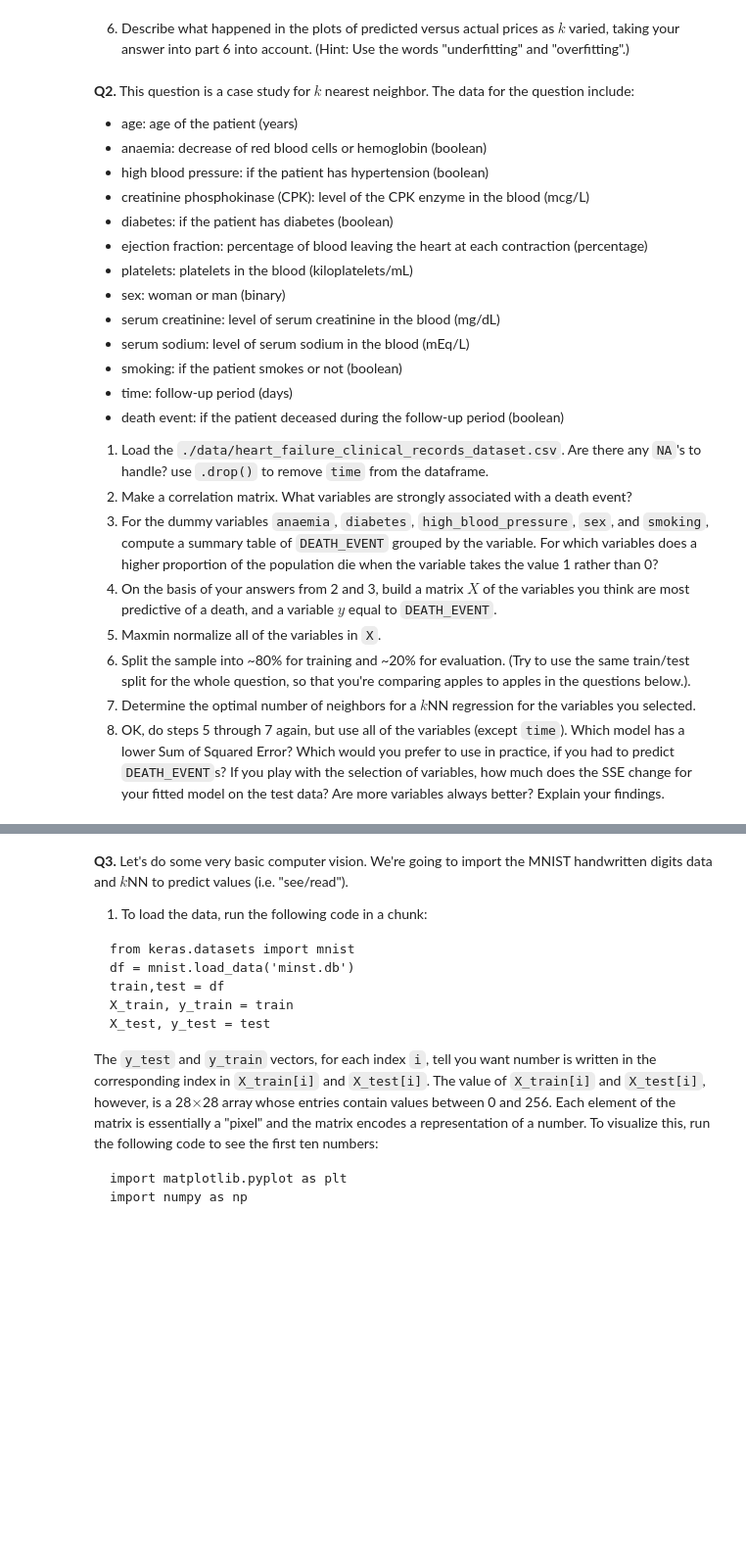
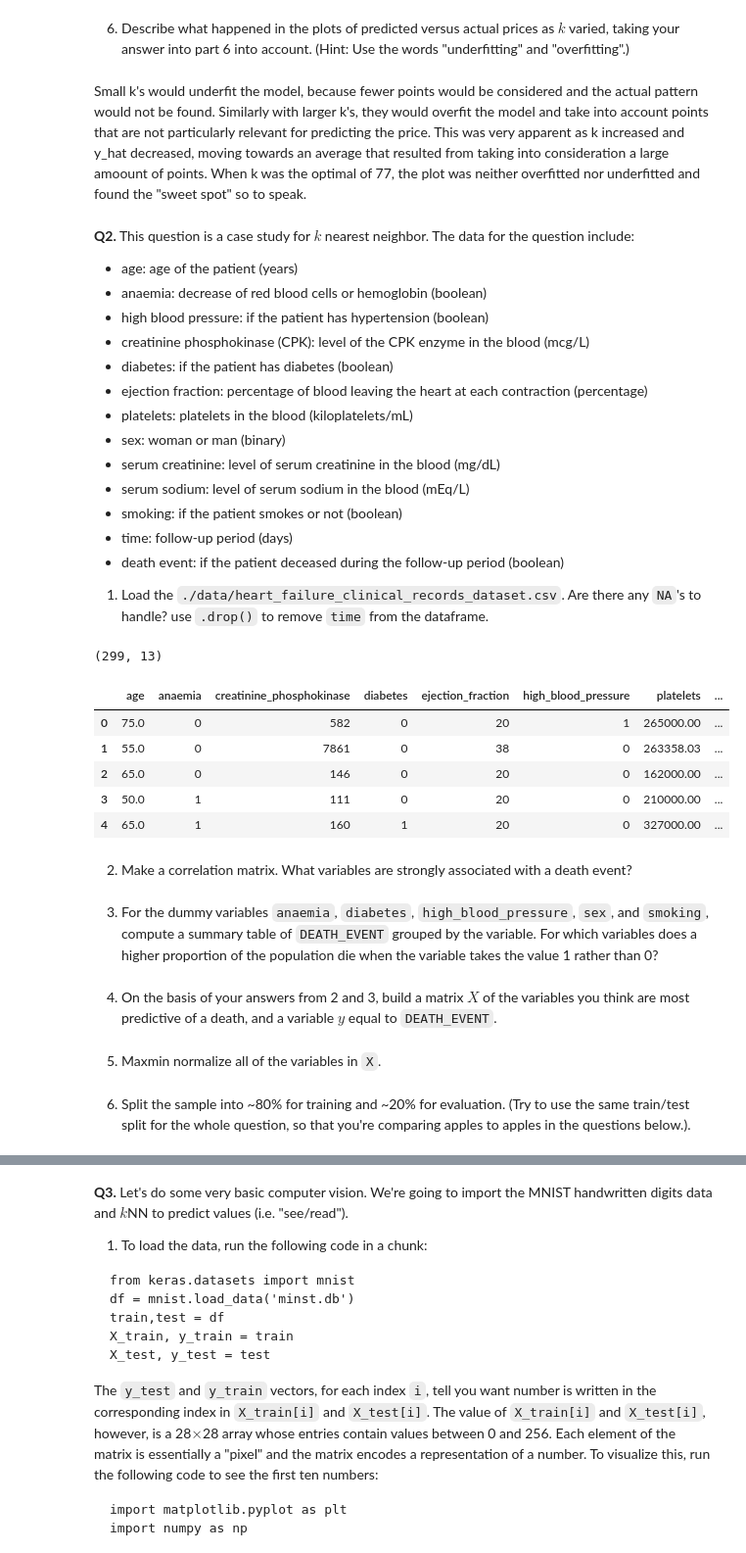
Before and after one commit to JulianKrese/knn, a Jupyter notebook: assignment_knn.ipynb, the cells around one changed output, grey strips where cells are left out. Shown: that part at 98% size. Drawn from its saved outputs; the diff is of its cells as text; code cells hidden in the pictures; blank space fills up the shorter version.

```diff
--- a/assignment_knn.ipynb
+++ b/assignment_knn.ipynb
@@ -116,5 +158,7 @@ best k = 199 and lowest SSE = 52558827335.71918
 # %% [markdown]
 6. Describe what happened in the plots of predicted versus actual prices as $k$ varied, taking your answer into part 6 into account. (Hint: Use the words "underfitting" and "overfitting".)
+# %% [markdown]
+Small k's would underfit the model, because fewer points would be considered and the actual pattern would not be found. Similarly with larger k's, they would overfit the model and take into account points that are not particularly relevant for predicting the price. This was very apparent as k increased and y_hat decreased, moving towards an average that resulted from taking into consideration a large amoount of points. When k was the optimal of 77, the plot was neither overfitted nor underfitted and found the "sweet spot" so to speak.
 # %% [markdown]
 **Q2.** This question is a case study for $k$ nearest neighbor. The data for the question include:
 
@@ -133,10 +177,29 @@ best k = 199 and lowest SSE = 52558827335.71918
 - death event: if the patient deceased during the follow-up period (boolean)
 
 1. Load the `./data/heart_failure_clinical_records_dataset.csv`. Are there any `NA`'s to handle? use `.drop()` to remove `time` from the dataframe.
-2. Make a correlation matrix. What variables are strongly associated with a death event?
-3. For the dummy variables `anaemia`, `diabetes`, `high_blood_pressure`, `sex`, and `smoking`, compute a summary table of `DEATH_EVENT` grouped by the variable. For which variables does a higher proportion of the population die when the variable takes the value 1 rather than 0?
-4. On the basis of your answers from 2 and 3, build a matrix $X$ of the variables you think are most predictive of a death, and a variable $y$ equal to `DEATH_EVENT`.
-5. Maxmin normalize all of the variables in `X`.
-6. Split the sample into ~80% for training and ~20% for evaluation. (Try to use the same train/test split for the whole question, so that you're comparing apples to apples in the questions below.).
-7. Determine the optimal number of neighbors for a $k$NN regression for the variables you selected.
-8. OK, do steps 5 through 7 again, but use all of the variables (except `time`). Which model has a lower Sum of Squared Error? Which would you prefer to use in practice, if you had to predict `DEATH_EVENT`s? If you play with the selection of variables, how much does the SSE change for your fitted model on the test data? Are more variables always better? Explain your findings.
+# %%
+df = pd.read_csv("/content/knn/data/heart_failure_clinical_records_dataset.csv")
+#df.head()
+print(df.shape)
+df.describe()
+# no NaNs because the count column has 299 for all variables and there are 299 observations
+df = df.drop('time', axis=1)
+df.head()
+# %% [output]
+(299, 13)
+|  | age | anaemia | creatinine_phosphokinase | diabetes | ejection_fraction | high_blood_pressure | platelets | ... |
+| 0 | 75.0 | 0 | 582 | 0 | 20 | 1 | 265000.00 | ... |
+| 1 | 55.0 | 0 | 7861 | 0 | 38 | 0 | 263358.03 | ... |
+| 2 | 65.0 | 0 | 146 | 0 | 20 | 0 | 162000.00 | ... |
+| 3 | 50.0 | 1 | 111 | 0 | 20 | 0 | 210000.00 | ... |
+| 4 | 65.0 | 1 | 160 | 1 | 20 | 0 | 327000.00 | ... |
+# %% [markdown]
+2. Make a correlation matrix. What variables are strongly associated with a death event?
+# %% [markdown]
+3. For the dummy variables `anaemia`, `diabetes`, `high_blood_pressure`, `sex`, and `smoking`, compute a summary table of `DEATH_EVENT` grouped by the variable. For which variables does a higher proportion of the population die when the variable takes the value 1 rather than 0?
+# %% [markdown]
+4. On the basis of your answers from 2 and 3, build a matrix $X$ of the variables you think are most predictive of a death, and a variable $y$ equal to `DEATH_EVENT`.
+# %% [markdown]
+5. Maxmin normalize all of the variables in `X`.
+# %% [markdown]
+6. Split the sample into ~80% for training and ~20% for evaluation. (Try to use the same train/test split for the whole question, so that you're comparing apples to apples in the questions below.).
```
Also changed, not shown: parts of 4 cells of this notebook.
